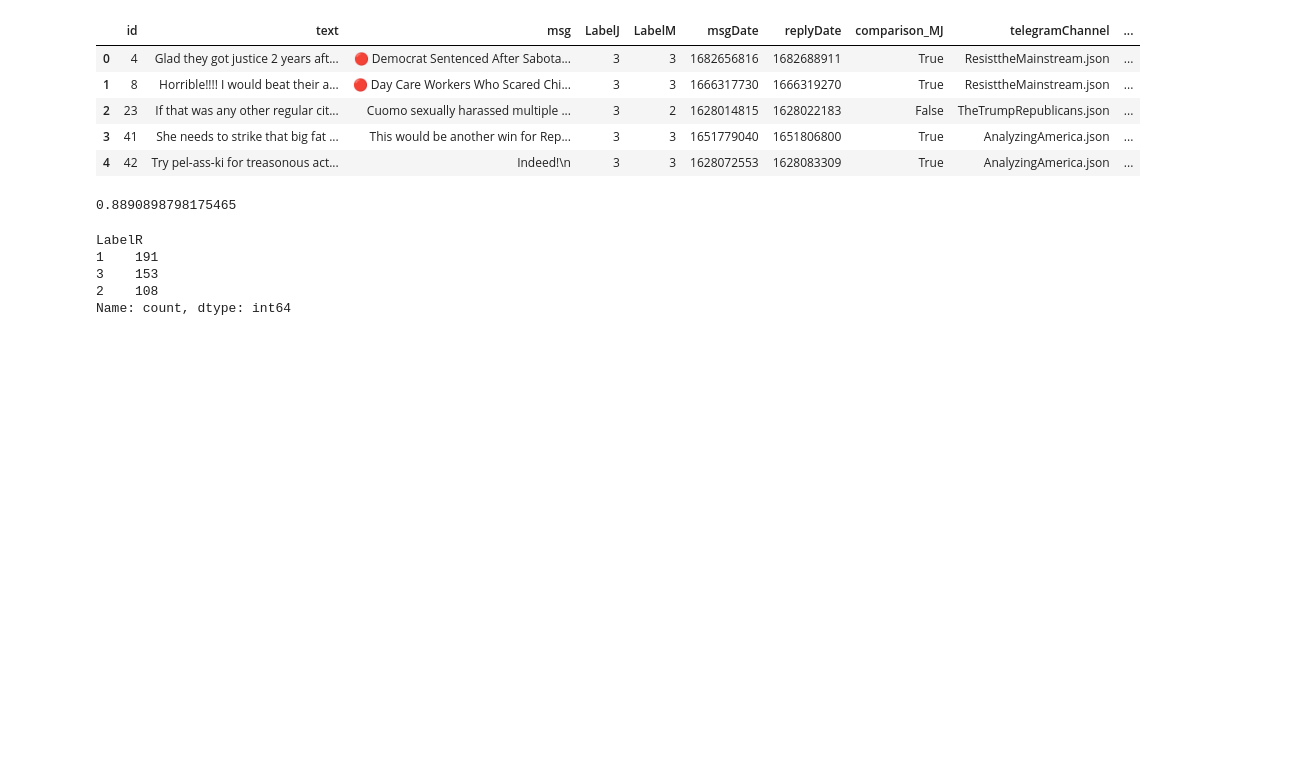
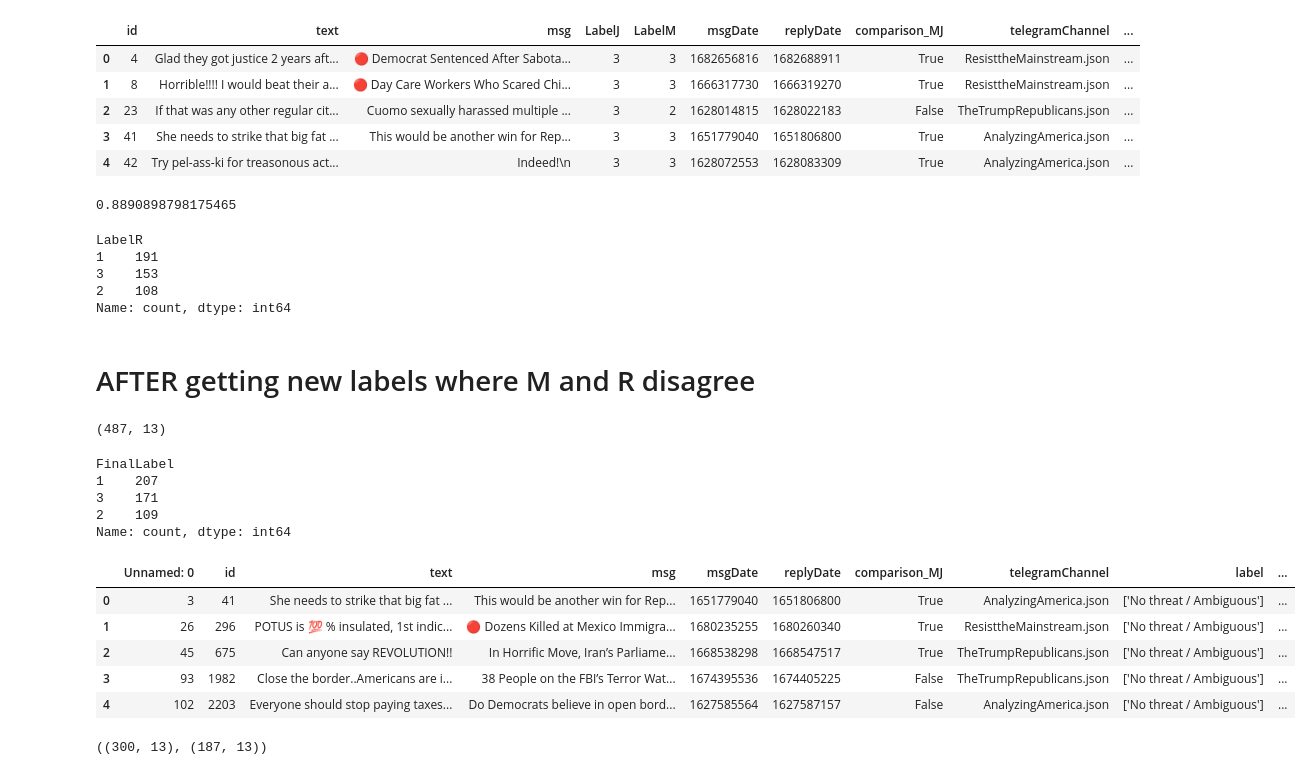
Before and after one commit to kamalravi/TelegramThreatLevel, a Jupyter notebook: annotate/CompareV1Labels.ipynb, the cells around one changed output. Cells and saved outputs as stored; diff of their text form; code cells hidden in the pictures; blank space fills up the shorter version.

Commit message:
first round V1 100/class labels done

```diff
--- a/annotate/CompareV1Labels.ipynb
+++ b/annotate/CompareV1Labels.ipynb
@@ -274,3 +274,28 @@ LabelR
 3    153
 2    108
 Name: count, dtype: int64
+# %% [markdown]
+# AFTER getting new labels where M and R disagree
+# %%
+v1labeldfNEW = pd.read_csv('/home/ravi/raviProject/DATA/Annotate/LabelV1/v1labeldf_V1_with_external_Labels.csv')
+# %%
+v1labeldfNEW.shape
+# %% [output]
+(487, 13)
+# %%
+v1labeldfNEW['FinalLabel'].value_counts()
+# %% [output]
+FinalLabel
+1    207
+3    171
+2    109
+Name: count, dtype: int64
+# %%
+v1labeldfNEW.head()
+# %% [output]
+|  | Unnamed: 0 | id | text | msg | msgDate | replyDate | comparison_MJ | telegramChannel | label | ... |
+| 0 | 3 | 41 | She needs to strike that big fat ... | This would be another win for Rep... | 1651779040 | 1651806800 | True | AnalyzingAmerica.json | ['No threat / Ambiguous'] | ... |
+| 1 | 26 | 296 | POTUS is 💯 % insulated, 1st indic... | 🔴 Dozens Killed at Mexico Immigra... | 1680235255 | 1680260340 | True | ResisttheMainstream.json | ['No threat / Ambiguous'] | ... |
+| 2 | 45 | 675 | Can anyone say REVOLUTION!! | In Horrific Move, Iran’s Parliame... | 1668538298 | 1668547517 | True | TheTrumpRepublicans.json | ['No threat / Ambiguous'] | ... |
+| 3 | 93 | 1982 | Close the border..Americans are i... | 38 People on the FBI’s Terror Wat... | 1674395536 | 1674405225 | False | TheTrumpRepublicans.json | ['No threat / Ambiguous'] | ... |
+| 4 | 102 | 2203 | Everyone should stop paying taxes... | Do Democrats believe in open bord... | 1627585564 | 1627587157 | False | AnalyzingAmerica.json | ['No threat / Ambiguous'] | ... |
@@ -276,0 +307,4 @@ Name: count, dtype: int64
+# %%
+sampled_data_100.shape, remaining_data.shape
+# %% [output]
+((300, 13), (187, 13))
```
Also changed, not shown: parts of 2 cells of this notebook.
